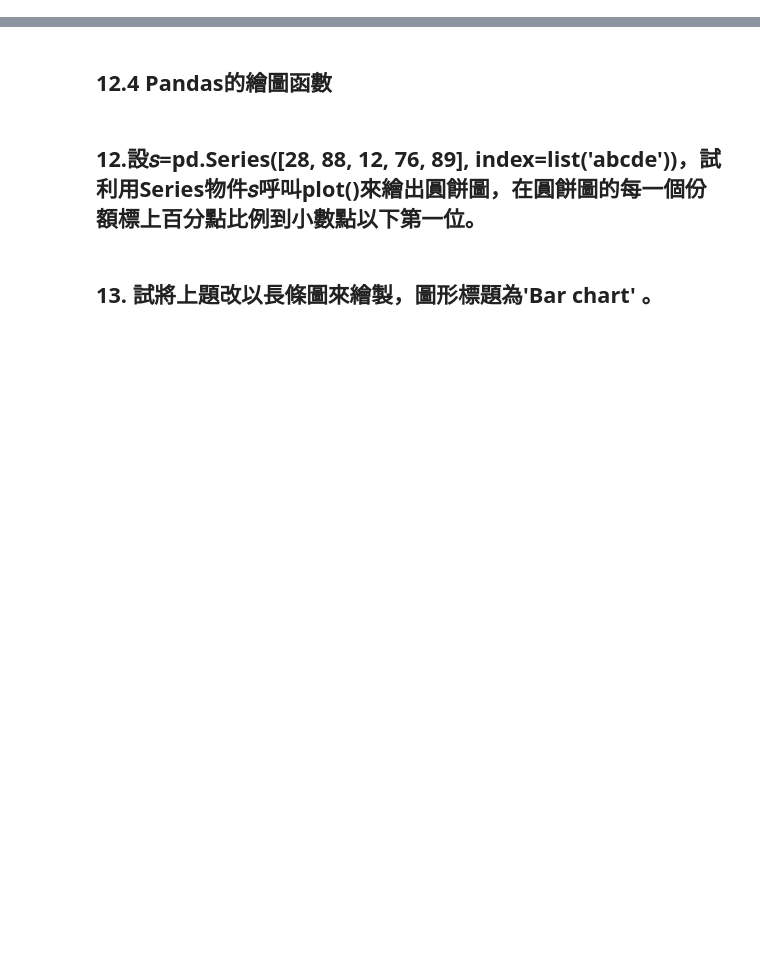
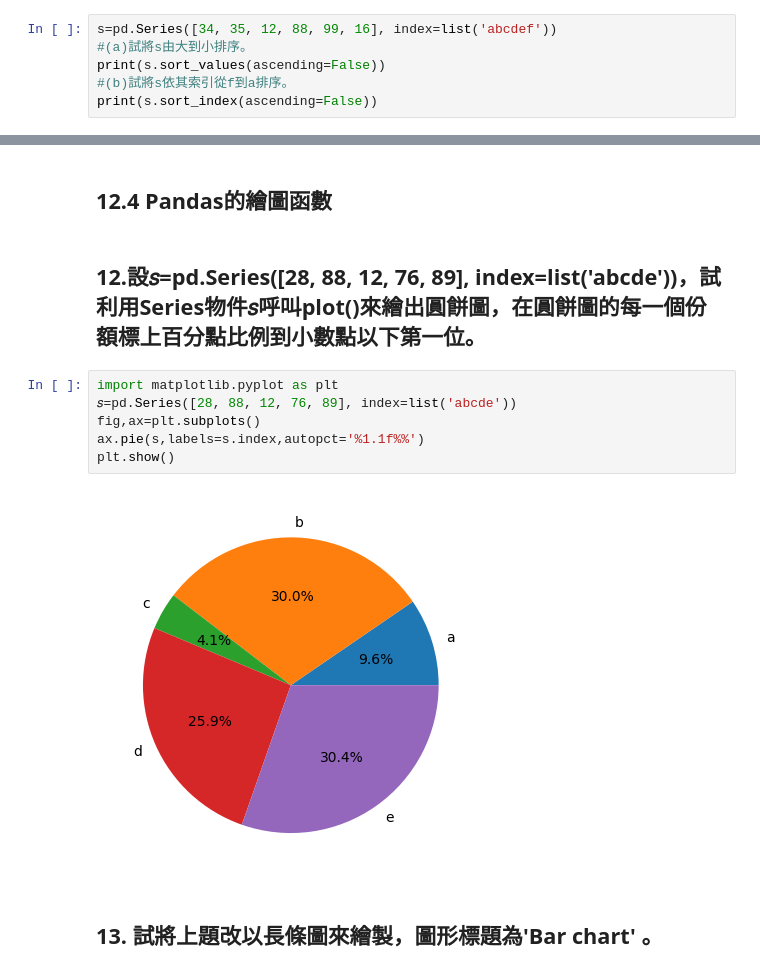
Before and after one commit to ChenGuoXiang940/NOTE, a Jupyter notebook: school_py/ch12.ipynb, the cells around one changed output, grey strips where cells are left out. Cells and saved outputs as stored; diff of their text form; blank space fills up the shorter version.

```diff
--- a/school_py/ch12.ipynb
+++ b/school_py/ch12.ipynb
@@ -76,0 +270,6 @@
+# %%
+s=pd.Series([34, 35, 12, 88, 99, 16], index=list('abcdef'))
+#(a)試將s由大到小排序。
+print(s.sort_values(ascending=False))
+#(b)試將s依其索引從f到a排序。
+print(s.sort_index(ascending=False))
@@ -90,5 +332,13 @@
 ## 12.4 Pandas的繪圖函數
 # %% [markdown]
 ## 12.設𝑠=pd.Series([28, 88, 12, 76, 89], index=list('abcde'))，試利用Series物件𝑠呼叫plot()來繪出圓餅圖，在圓餅圖的每一個份額標上百分點比例到小數點以下第一位。
+# %%
+import matplotlib.pyplot as plt
+𝑠=pd.Series([28, 88, 12, 76, 89], index=list('abcde'))
+fig,ax=plt.subplots()
+ax.pie(s,labels=s.index,autopct='%1.1f%%')
+plt.show()
+# %% [output]
+[figure, added]
 # %% [markdown]
 ## 13. 試將上題改以長條圖來繪製，圖形標題為'Bar chart' 。
```
Also changed, not shown: parts of 21 cells of this notebook.
